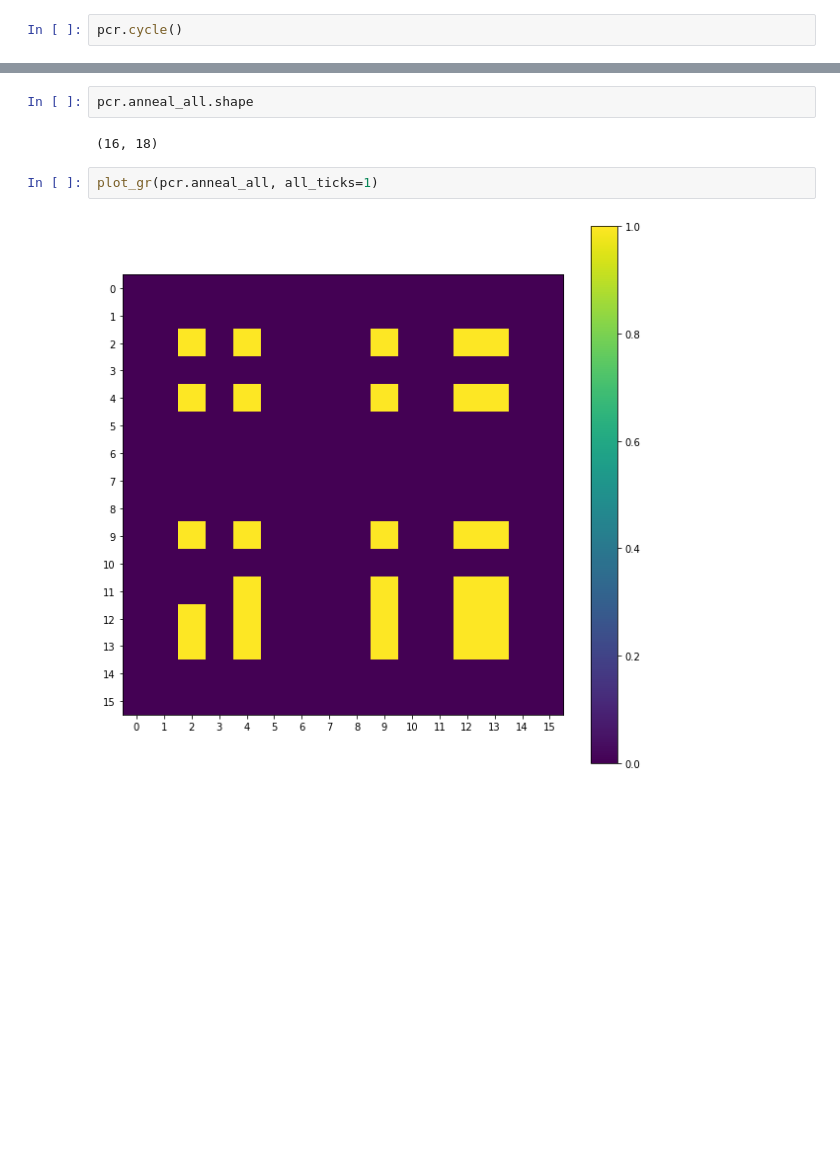
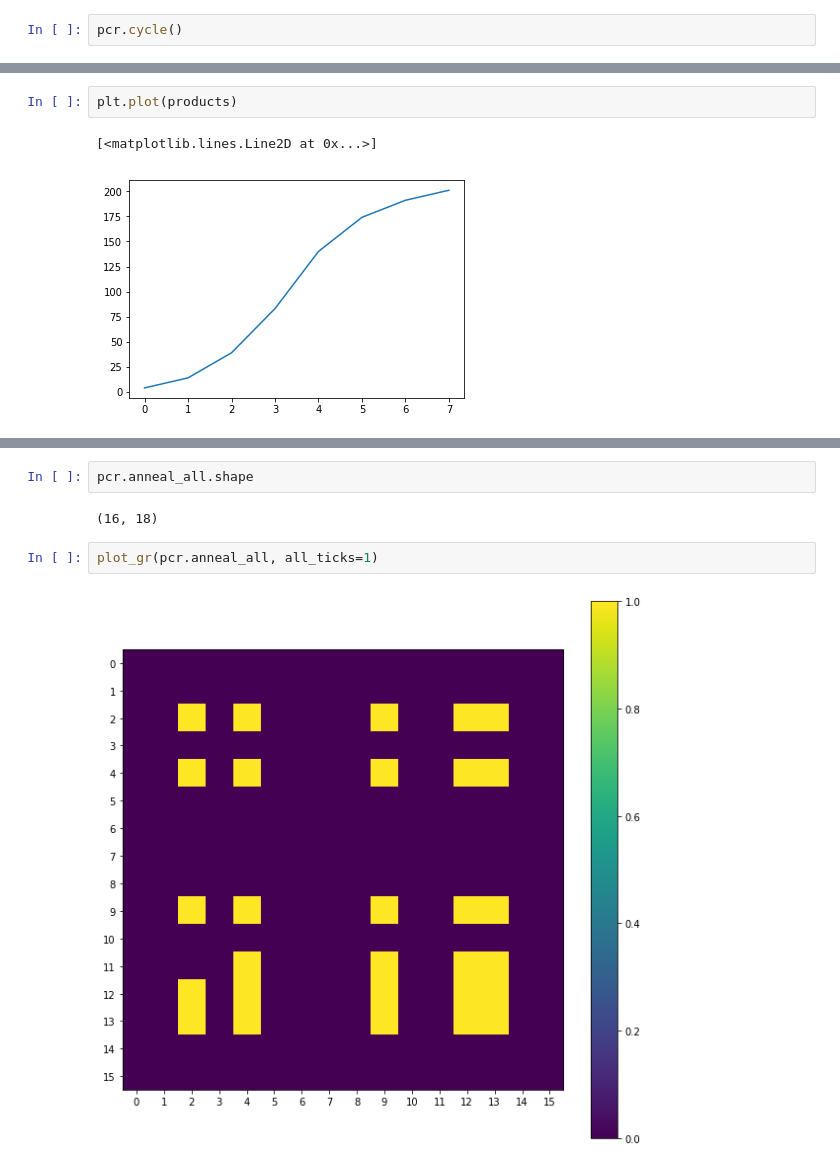
Before and after one commit to rykachevskiy/CRISPR, a Jupyter notebook: Probabilistic_model/amplifier_repeats-each-to-each-lists-based.ipynb, the cells around one changed output, grey strips where cells are left out. Saved outputs shown, nothing was run; the diff lists cells and outputs as text; blank space fills up the shorter version.

```diff
--- a/Probabilistic_model/amplifier_repeats-each-to-each-lists-based.ipynb
+++ b/Probabilistic_model/amplifier_repeats-each-to-each-lists-based.ipynb
@@ -259,0 +258,5 @@ TypeError: 'NoneType' object is not iterable
+# %%
+plt.plot(products)
+# %% [output]
+[<matplotlib.lines.Line2D at 0x...>]
+[figure, added]
```
Also changed, not shown: parts of 11 cells of this notebook.
